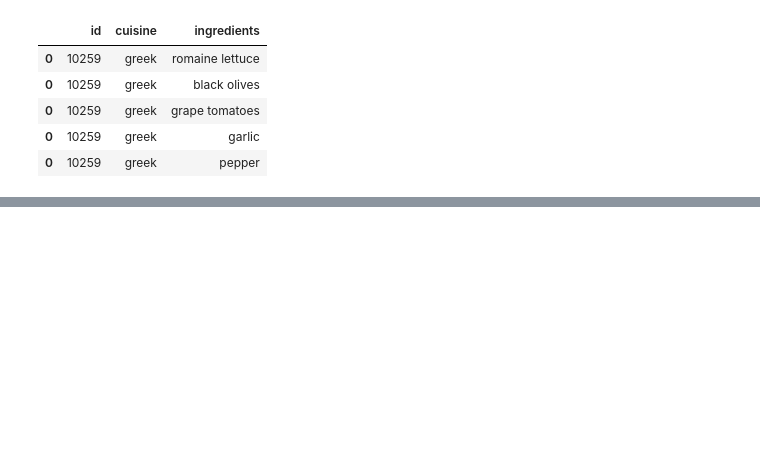
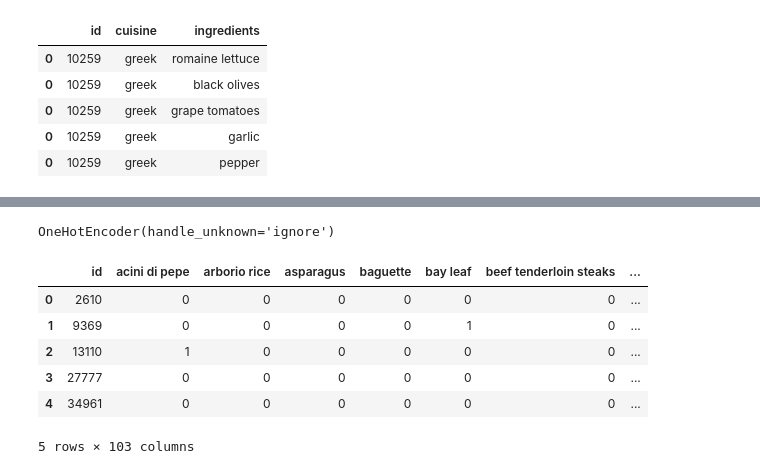
Before and after one commit to amichaelsen/cooking-cuisine-analysis, a Jupyter notebook: ohe_notebook.ipynb, the cells around one changed output, grey strips where cells are left out. Saved outputs shown, nothing was run; the diff lists cells and outputs as text; code cells hidden in the pictures; blank space fills up the shorter version.

```diff
--- a/ohe_notebook.ipynb
+++ b/ohe_notebook.ipynb
@@ -58,0 +32,19 @@ ohe_cuisine_recipes(train.head())
+# %%
+df = train.sample(10).explode("ingredients")
+enc = OneHotEncoder(handle_unknown='ignore')
+enc.fit(df[['ingredients']])
+# %% [output]
+OneHotEncoder(handle_unknown='ignore')
+# %%
+train_encoded, encoder1 = encode_recipes(train.sample(10))
+test_encoded, encoder2  = encode_recipes(test.sample(10), enc=encoder1)
+# %%
+train_encoded.head()
+# %% [output]
+|  | id | acini di pepe | arborio rice | asparagus | baguette | bay leaf | beef tenderloin steaks | ... |
+| 0 | 2610 | 0 | 0 | 0 | 0 | 0 | 0 | ... |
+| 1 | 9369 | 0 | 0 | 0 | 0 | 1 | 0 | ... |
+| 2 | 13110 | 1 | 0 | 0 | 0 | 0 | 0 | ... |
+| 3 | 27777 | 0 | 0 | 0 | 0 | 0 | 0 | ... |
+| 4 | 34961 | 0 | 0 | 0 | 0 | 0 | 0 | ... |
+5 rows × 103 columns
```
Also changed, not shown: parts of 27 cells of this notebook, 2 other files.
